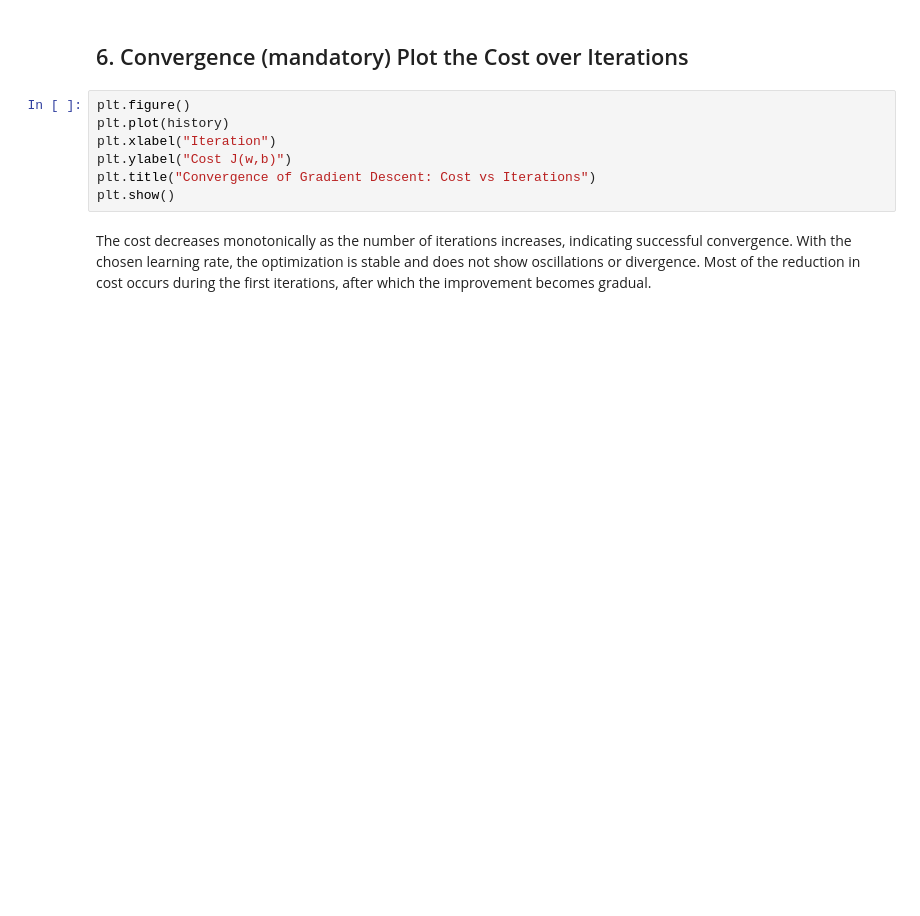
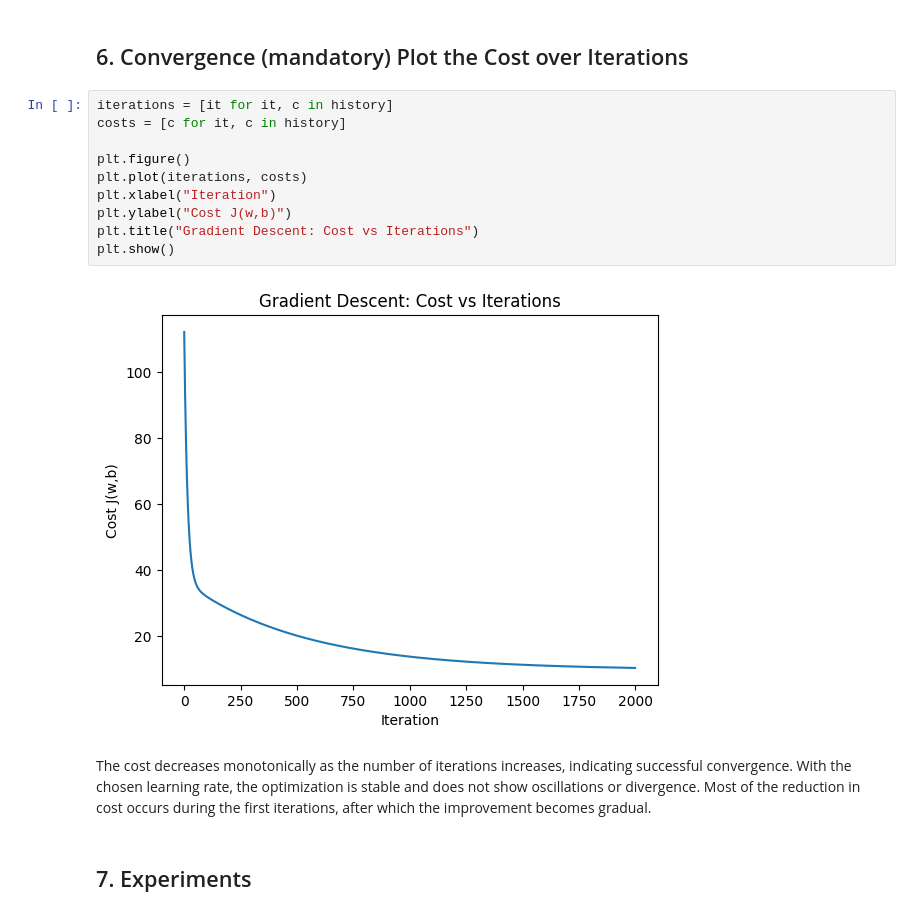
Before and after one commit to Andrew7480/TDSE-01, a Jupyter notebook: 01_part1_linreg_1feature.ipynb, the cells around one changed output. Drawn from its saved outputs; the diff is of its cells as text; blank space fills up the shorter version.

```diff
--- a/01_part1_linreg_1feature.ipynb
+++ b/01_part1_linreg_1feature.ipynb
@@ -232,13 +274,20 @@ print("b =", b_learned)
 # %% [markdown]
 ## 6. Convergence (mandatory) Plot the Cost over Iterations
 # %%
+iterations = [it for it, c in history]
+costs = [c for it, c in history]
+
 plt.figure()
-plt.plot(history)
+plt.plot(iterations, costs)
 plt.xlabel("Iteration")
 plt.ylabel("Cost J(w,b)")
-plt.title("Convergence of Gradient Descent: Cost vs Iterations")
+plt.title("Gradient Descent: Cost vs Iterations")
 plt.show()
+# %% [output]
+[figure, added]
 # %% [markdown]
 The cost decreases monotonically as the number of iterations increases, indicating successful convergence.
 With the chosen learning rate, the optimization is stable and does not show oscillations or divergence.
 Most of the reduction in cost occurs during the first iterations, after which the improvement becomes gradual.
+# %% [markdown]
+## 7. Experiments
```
Also changed, not shown: parts of 15 cells of this notebook, 1 other file.
